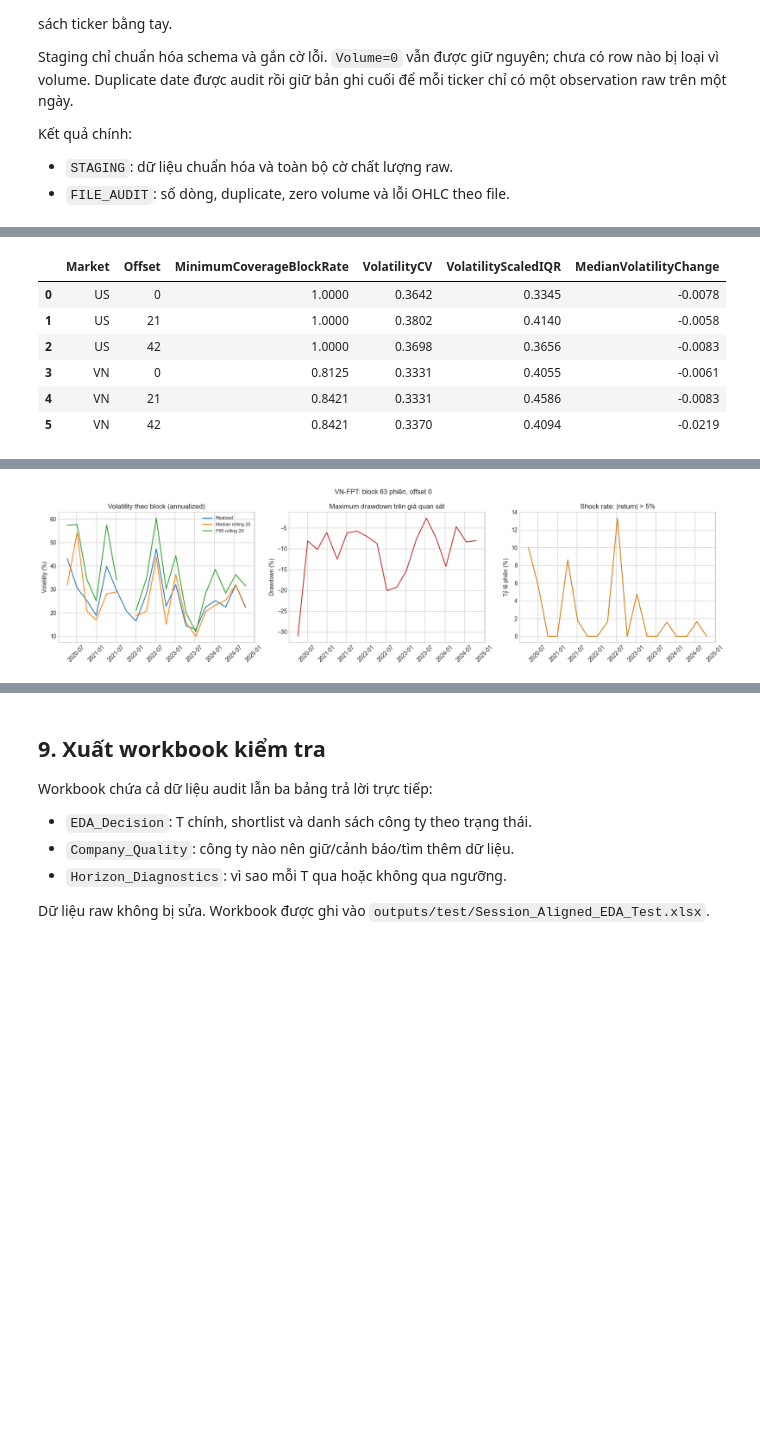
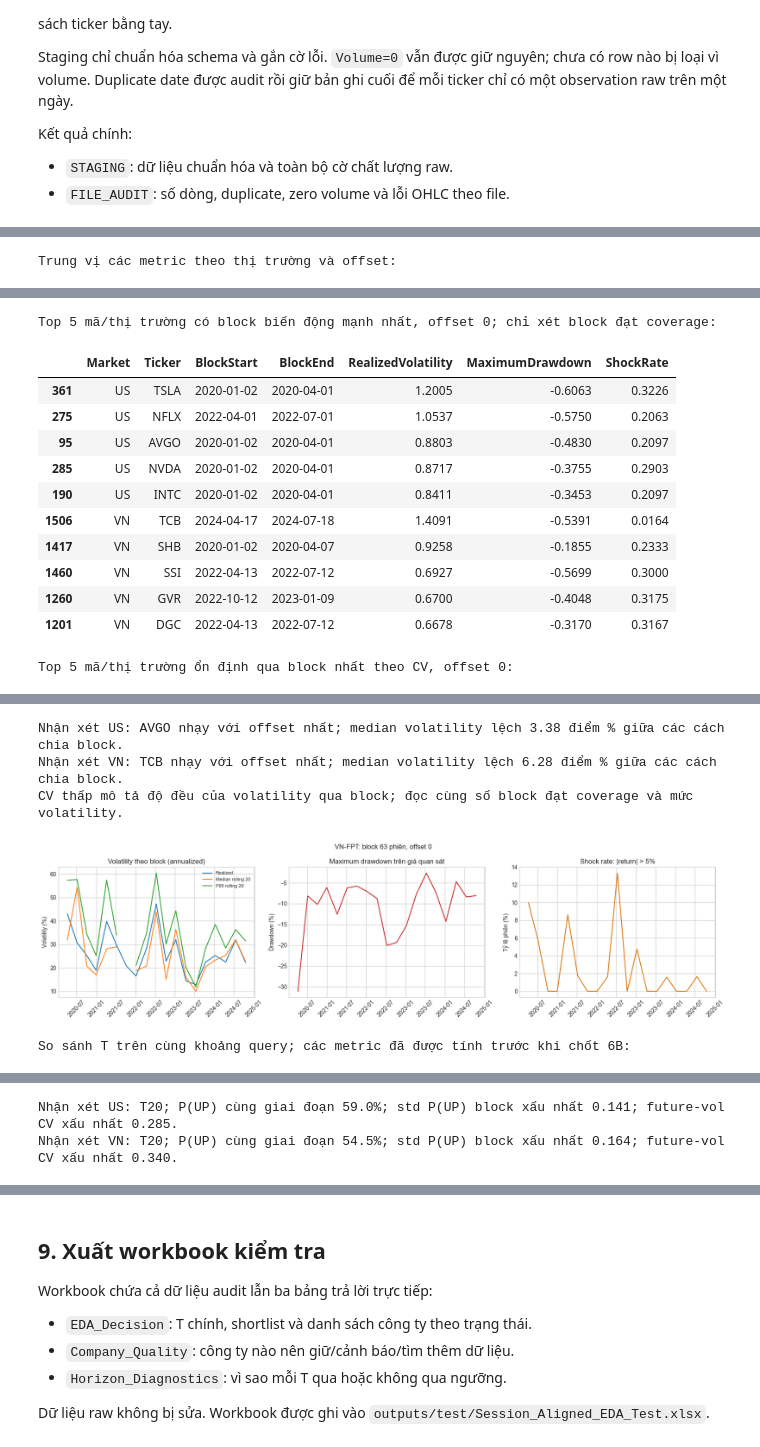
Before and after one commit to cathasi/P4AIDS---Stock, a Jupyter notebook: notebooks/Stock_EDA_Session_Aligned_Test.ipynb, the cells around one changed output, grey strips where cells are left out. Saved outputs shown, nothing was run; the diff lists cells and outputs as text; code cells hidden in the pictures; blank space fills up the shorter version.

```diff
--- a/notebooks/Stock_EDA_Session_Aligned_Test.ipynb
+++ b/notebooks/Stock_EDA_Session_Aligned_Test.ipynb
@@ -781,7 +1227,7 @@ def company_quality(group, market, ticker):
     min_yearly = yearly_coverage.min()
     max_gap = max_true_run((~g.loc[healthy, "ObservationEligible"]).to_numpy())
     years = (g["Date"].max() - g["Date"].min()).days / 365.25
-    valid_targets = {t: int((g[f"TargetEligible_{t}"] & healthy).sum()) for t in CONFIG["HORIZONS"]}
+    valid_targets = {t: int((target_ready_at_cutoff(g, t, EDA_DECISION_END) & healthy).sum()) for t in CONFIG["HORIZONS"]}
     min_targets = min(valid_targets.values()) if valid_targets else 0
 
     strict_accept = (
@@ -825,12 +1271,3 @@ def company_quality(group, market, ticker):
     }
     result.update({f"ValidTargets_{t}": valid_targets[t] for t in CONFIG["HORIZONS"]})
     return result
-
-COMPANY_QUALITY = pd.DataFrame([
-    company_quality(group, market, ticker)
-    for (market, ticker), group in FEATURED.groupby(["Market", "Ticker"], sort=True)
-]).sort_values(["Market", "CompanyStatus", "CoverageOnHealthySessions"], ascending=[True, True, False])
-
-COMPANY_STATUS_SUMMARY = COMPANY_QUALITY.groupby(["Market", "CompanyStatus"]).size().rename("Companies").reset_index()
-display(COMPANY_STATUS_SUMMARY)
-display(COMPANY_QUALITY)
@@ -1229,7 +1868,7 @@ BLOCK_MAPS = {}
 alignment_rows, block_rows = [], []
 for market, market_data in METRIC_DATA.groupby("Market", sort=True):
     calendar = CALENDARS[market][CALENDARS[market] <= EDA_DECISION_END]
-    for offset in CONFIG["BLOCK_START_OFFSETS"]:
+    for offset in BLOCK_START_OFFSETS:
         block_map = session_blocks(market, offset)
         BLOCK_MAPS[(market, offset)] = block_map
         alignment_rows.append({
@@ -1294,18 +1933,36 @@ BLOCK_OFFSET_SENSITIVITY["MedianBlockVolatilityRange"] = (
     BLOCK_OFFSET_SENSITIVITY["MedianBlockVolatilityMax"] - BLOCK_OFFSET_SENSITIVITY["MedianBlockVolatilityMin"]
 )
 
-display(BLOCK_ALIGNMENT_AUDIT)
+print("Trung vị các metric theo thị trường và offset:")
 display(BLOCK_STABILITY.groupby(["Market", "Offset"])[[
     "MinimumCoverageBlockRate", "VolatilityCV", "VolatilityScaledIQR", "MedianVolatilityChange"
 ]].median().reset_index())
-display(BLOCK_OFFSET_SENSITIVITY[
-    BLOCK_OFFSET_SENSITIVITY["Market"].eq(CONFIG["SELECTED_MARKET"])
-    & BLOCK_OFFSET_SENSITIVITY["Ticker"].eq(CONFIG["SELECTED_TICKER"])
-])
+BLOCK_RISK_PRIORITY = (
+    BLOCK_METRICS.loc[BLOCK_METRICS["Offset"].eq(0) & BLOCK_METRICS["PassMinimumCoverage"]]
+    .sort_values(["Market", "RealizedVolatility", "Ticker", "BlockID"], ascending=[True, False, True, True])
+    .drop_duplicates(["Market", "Ticker"]).groupby("Market", sort=False).head(TOP_N)
+)
+print(f"Top {TOP_N} mã/thị trường có block biến động mạnh nhất, offset 0; chỉ xét block đạt coverage:")
+display(BLOCK_RISK_PRIORITY[["Market", "Ticker", "BlockStart", "BlockEnd", "RealizedVolatility", "MaximumDrawdown", "ShockRate"]])
+BLOCK_STABLE_PRIORITY = (
+    BLOCK_STABILITY.loc[BLOCK_STABILITY["Offset"].eq(0)].dropna(subset=["VolatilityCV"])
+    .sort_values(["Market", "VolatilityCV", "Ticker"])
+    .groupby("Market", sort=False).head(TOP_N)
+)
+print(f"Top {TOP_N} mã/thị trường ổn định qua block nhất theo CV, offset 0:")
+display(BLOCK_STABLE_PRIORITY[["Market", "Ticker", "UsableBlocks", "MinimumCoverageBlockRate", "VolatilityCV", "VolatilityScaledIQR"]])
+for view_market, view_group in BLOCK_OFFSET_SENSITIVITY.groupby("Market", sort=True):
+    view_sensitivity = view_group.dropna(subset=["MedianBlockVolatilityRange"]).sort_values(
+        ["MedianBlockVolatilityRange", "Ticker"], ascending=[False, True]
+    )
+    if not view_sensitivity.empty:
+        view_worst = view_sensitivity.iloc[0]
+        print(f"Nhận xét {view_market}: {view_worst.Ticker} nhạy với offset nhất; median volatility lệch {view_worst.MedianBlockVolatilityRange * 100:.2f} điểm % giữa các cách chia block.")
+print("CV thấp mô tả độ đều của volatility qua block; đọc cùng số block đạt coverage và mức volatility.")
 
 selected_blocks = BLOCK_METRICS[
-    BLOCK_METRICS["Market"].eq(CONFIG["SELECTED_MARKET"])
-    & BLOCK_METRICS["Ticker"].eq(CONFIG["SELECTED_TICKER"])
+    BLOCK_METRICS["Market"].eq(SELECTED_MARKET)
+    & BLOCK_METRICS["Ticker"].eq(SELECTED_TICKER)
     & BLOCK_METRICS["Offset"].eq(0)
 ].sort_values("BlockID")
 fig, axes = plt.subplots(1, 3, figsize=(17, 4.5))
@@ -1319,7 +1976,12 @@ axes[2].plot(selected_blocks["BlockEnd"], selected_blocks["ShockRate"] * 100, co
 axes[2].set(title=f"Shock rate: |return| > {CONFIG['SHOCK_RETURN_THRESHOLD']:.0%}", ylabel="Tỷ lệ phiên (%)")
 for ax in axes:
     ax.tick_params(axis="x", rotation=45)
-fig.suptitle(f"{CONFIG['SELECTED_MARKET']}-{CONFIG['SELECTED_TICKER']}: block {CONFIG['BLOCK_SIZE']} phiên, offset 0")
+fig.suptitle(f"{SELECTED_MARKET}-{SELECTED_TICKER}: block {CONFIG['BLOCK_SIZE']} phiên, offset 0")
 fig.tight_layout()
 plt.show()
+print("So sánh T trên cùng khoảng query; các metric đã được tính trước khi chốt 6B:")
+display(HORIZON_DIAGNOSTICS[["Market", "T", "ComparablePUP", "WorstTargetBlockPassRate", "WorstPUPBlockStd", "WorstFutureVolCV", "WithinPUPBand", "ChosenCommonT"]])
+for rec in EDA_RECOMMENDATION.itertuples(index=False):
+    print(f"Nhận xét {rec.Market}: T{rec.PrimaryT}; P(UP) cùng giai đoạn {rec.ComparablePUP:.1%}; std P(UP) block xấu nhất {rec.WorstPUPBlockStd:.3f}; future-vol CV xấu nhất {rec.WorstFutureVolCV:.3f}.")
 # %% [output]
+Trung vị các metric theo thị trường và offset:
@@ -1333,7 +1995,13 @@ plt.show()
+Top 5 mã/thị trường có block biến động mạnh nhất, offset 0; chỉ xét block đạt coverage:
-|  | Market | Offset | MinimumCoverageBlockRate | VolatilityCV | VolatilityScaledIQR | MedianVolatilityChange |
-| 0 | US | 0 | 1.0000 | 0.3642 | 0.3345 | -0.0078 |
-| 1 | US | 21 | 1.0000 | 0.3802 | 0.4140 | -0.0058 |
-| 2 | US | 42 | 1.0000 | 0.3698 | 0.3656 | -0.0083 |
-| 3 | VN | 0 | 0.8125 | 0.3331 | 0.4055 | -0.0061 |
-| 4 | VN | 21 | 0.8421 | 0.3331 | 0.4586 | -0.0083 |
-| 5 | VN | 42 | 0.8421 | 0.3370 | 0.4094 | -0.0219 |
+|  | Market | Ticker | BlockStart | BlockEnd | RealizedVolatility | MaximumDrawdown | ShockRate |
+| 361 | US | TSLA | 2020-01-02 | 2020-04-01 | 1.2005 | -0.6063 | 0.3226 |
+| 275 | US | NFLX | 2022-04-01 | 2022-07-01 | 1.0537 | -0.5750 | 0.2063 |
+| 95 | US | AVGO | 2020-01-02 | 2020-04-01 | 0.8803 | -0.4830 | 0.2097 |
+| 285 | US | NVDA | 2020-01-02 | 2020-04-01 | 0.8717 | -0.3755 | 0.2903 |
+| 190 | US | INTC | 2020-01-02 | 2020-04-01 | 0.8411 | -0.3453 | 0.2097 |
+| 1506 | VN | TCB | 2024-04-17 | 2024-07-18 | 1.4091 | -0.5391 | 0.0164 |
+| 1417 | VN | SHB | 2020-01-02 | 2020-04-07 | 0.9258 | -0.1855 | 0.2333 |
+| 1460 | VN | SSI | 2022-04-13 | 2022-07-12 | 0.6927 | -0.5699 | 0.3000 |
+| 1260 | VN | GVR | 2022-10-12 | 2023-01-09 | 0.6700 | -0.4048 | 0.3175 |
+| 1201 | VN | DGC | 2022-04-13 | 2022-07-12 | 0.6678 | -0.3170 | 0.3167 |
+Top 5 mã/thị trường ổn định qua block nhất theo CV, offset 0:
@@ -1342 +2019,5 @@ plt.show()
+Nhận xét US: AVGO nhạy với offset nhất; median volatility lệch 3.38 điểm % giữa các cách chia block.
+Nhận xét VN: TCB nhạy với offset nhất; median volatility lệch 6.28 điểm % giữa các cách chia block.
+CV thấp mô tả độ đều của volatility qua block; đọc cùng số block đạt coverage và mức volatility.
 [figure]
+So sánh T trên cùng khoảng query; các metric đã được tính trước khi chốt 6B:
@@ -1343,3 +2037,5 @@ plt.show()
+Nhận xét US: T20; P(UP) cùng giai đoạn 59.0%; std P(UP) block xấu nhất 0.141; future-vol CV xấu nhất 0.285.
+Nhận xét VN: T20; P(UP) cùng giai đoạn 54.5%; std P(UP) block xấu nhất 0.164; future-vol CV xấu nhất 0.340.
 # %% [markdown]
 ## 6D. Feature–target coverage và khả năng học ranking
 
```
Also changed, not shown: parts of 127 cells of this notebook.
